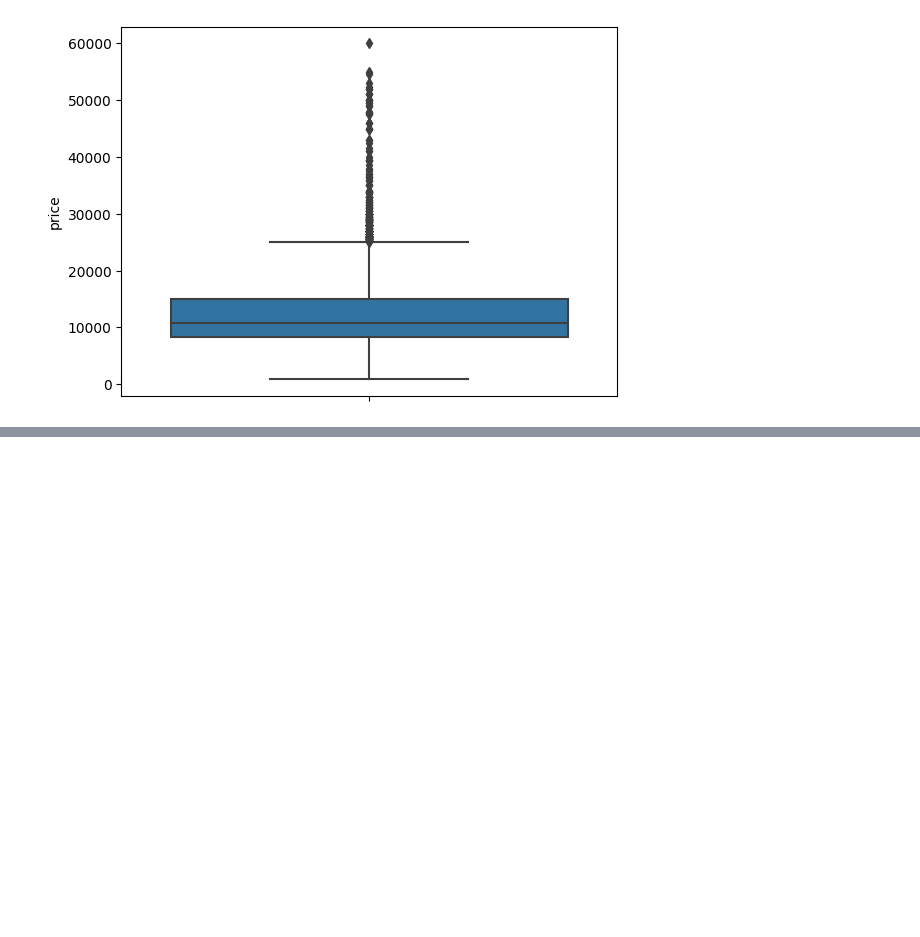
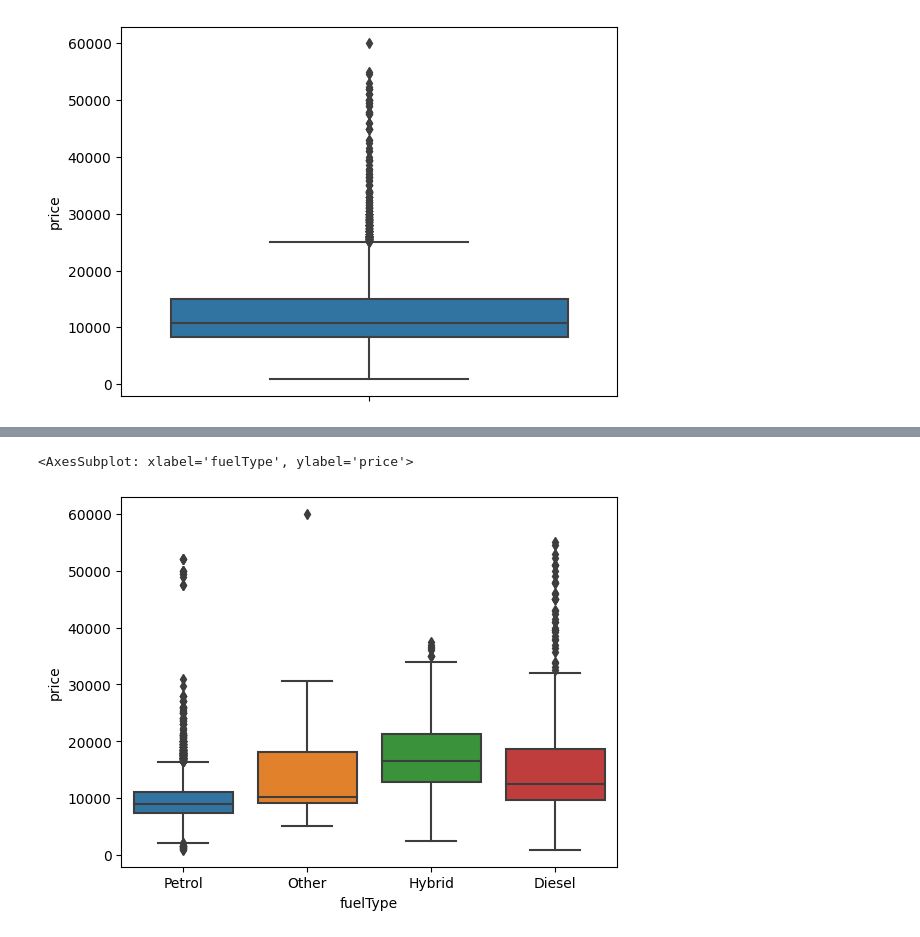
Before and after one commit to HasibullahAman/Data_Visulaization, a Jupyter notebook: Data_Visualization/Data_Visulization_Seborn.ipynb, the cells around one changed output, grey strips where cells are left out. Drawn from its saved outputs; the diff is of its cells as text; code cells hidden in the pictures; blank space fills up the shorter version.

```diff
--- a/Data_Visualization/Data_Visulization_Seborn.ipynb
+++ b/Data_Visualization/Data_Visulization_Seborn.ipynb
@@ -322,0 +344,5 @@ sn.boxplot(y=tot["price"])
+# %%
+sn.boxplot(y=tot["price"], x=tot["fuelType"])
+# %% [output]
+<AxesSubplot: xlabel='fuelType', ylabel='price'>
+[figure, added]
```
Also changed, not shown: parts of 2 cells of this notebook.
